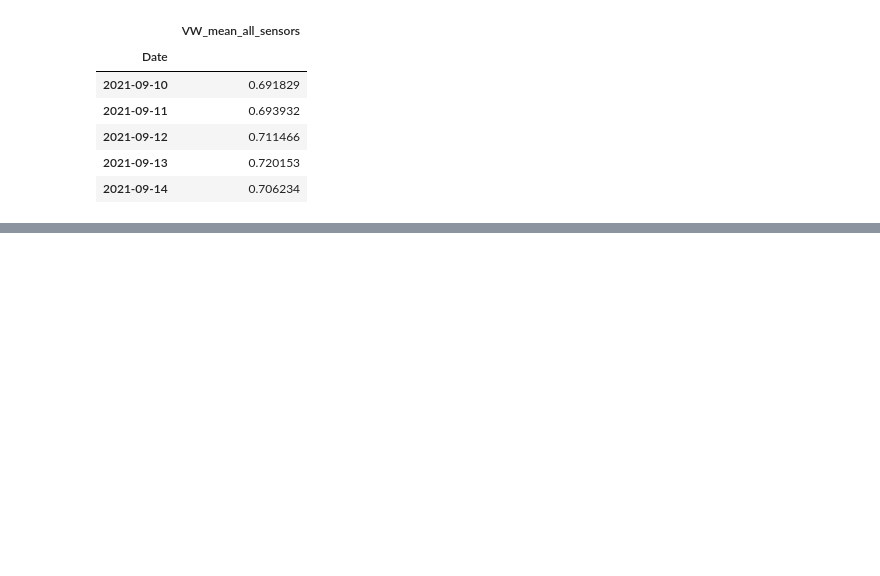
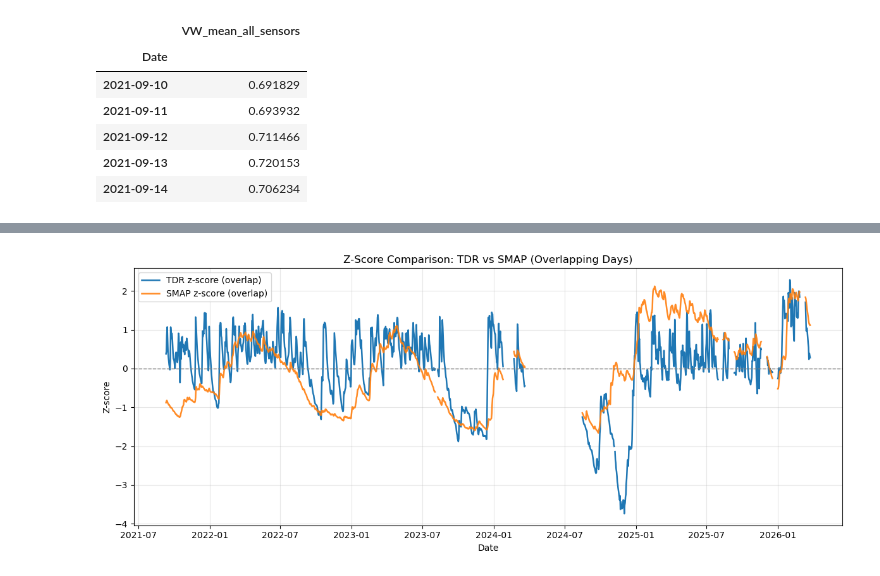
Before and after one commit to eemahon/bachelorThesis_paramos, a Jupyter notebook: results_sm.ipynb, the cells around one changed output, grey strips where cells are left out. Saved outputs shown, nothing was run; the diff lists cells and outputs as text; code cells hidden in the pictures; blank space fills up the shorter version.

```diff
--- a/results_sm.ipynb
+++ b/results_sm.ipynb
@@ -374,0 +445,97 @@ Figure saved to resultados/outlier_detection_TDR_SMAP.png
+# %%
+import pandas as pd
+import matplotlib.pyplot as plt
+
+# ---------- Plot 1: overlap-only z-score with breaks ----------
+if "overlap" not in globals():
+    overlap = pd.read_csv(r"resultados\comparison_smap_vs_tdr_overlap_only.csv", parse_dates=["Date"])
+else:
+    overlap = overlap.copy()
+
+overlap = overlap.sort_values("Date")
+
+tdr_overlap = overlap["tdr_soil_moisture"]
+smap_overlap = overlap["smap_soil_moisture"]
+
+tdr_z = (tdr_overlap - tdr_overlap.mean()) / tdr_overlap.std()
+smap_z = (smap_overlap - smap_overlap.mean()) / smap_overlap.std()
+
+z_df = pd.DataFrame({
+    "Date": overlap["Date"],
+    "tdr_z": tdr_z,
+    "smap_z": smap_z
+}).set_index("Date")
+z_timeline = pd.date_range(z_df.index.min(), z_df.index.max(), freq="D")
+z_plot = z_df.reindex(z_timeline)
+
+print(f"Missing days shown as breaks in overlap z-score plot: {z_plot['tdr_z'].isna().sum()}")
+
+plt.figure(figsize=(12, 5))
+plt.plot(z_timeline, z_plot["tdr_z"], label="TDR z-score (overlap)", linewidth=1.8)
+plt.plot(z_timeline, z_plot["smap_z"], label="SMAP z-score (overlap)", linewidth=1.8, alpha=0.9)
+plt.axhline(0, color="gray", linestyle="--", linewidth=1)
+plt.title("Z-Score Comparison: TDR vs SMAP (Overlapping Days)")
+plt.xlabel("Date")
+plt.ylabel("Z-score")
+plt.legend()
+plt.grid(alpha=0.3)
+plt.tight_layout()
+plt.show()
+
+# ---------- Plot 2: full SMAP z-score + TDR breaks retained ----------
+# Full SMAP daily series
+smap_full = pd.read_csv(r"TDR_data\SMAP_RZ_clean.csv", parse_dates=["datetime"])
+smap_full["Date"] = pd.to_datetime(smap_full["datetime"]).dt.normalize()
+smap_full_daily = smap_full.groupby("Date", as_index=False)["soil_moisture"].mean().sort_values("Date")
+smap_full_daily["smap_z_full"] = (
+    smap_full_daily["soil_moisture"] - smap_full_daily["soil_moisture"].mean()
+ ) / smap_full_daily["soil_moisture"].std()
+
+# TDR from clean series + explicit missing-date list to preserve breaks
+tdr_clean_full = pd.read_csv(
+    r"resultados\TDR_ladera_zhurucay_daily_mean_all_sensors_clean.csv",
+    parse_dates=["Date"]
+)
+tdr_clean_full["Date"] = pd.to_datetime(tdr_clean_full["Date"]).dt.normalize()
+tdr_clean_full = tdr_clean_full[["Date", "VW_mean_all_sensors"]].drop_duplicates(subset="Date").sort_values("Date")
+
+missing_days = pd.read_csv(
+    r"resultados\missing_dates_daily_mean_all_sensors.csv",
+    parse_dates=["date"]
+)
+missing_days["date"] = pd.to_datetime(missing_days["date"]).dt.normalize()
+missing_set = set(missing_days["date"])
+
+tdr_vals = tdr_clean_full["VW_mean_all_sensors"].where(
+    tdr_clean_full["VW_mean_all_sensors"].between(0, 1)
+ )
+tdr_clean_full["tdr_z_full"] = (tdr_vals - tdr_vals.mean()) / tdr_vals.std()
+
+# Use full SMAP date span and reindex TDR so TDR gaps stay visible
+timeline_full_smap = pd.date_range(
+    smap_full_daily["Date"].min(),
+    smap_full_daily["Date"].max(),
+    freq="D"
+ )
+smap_full_plot = smap_full_daily.set_index("Date").reindex(timeline_full_smap)["smap_z_full"]
+tdr_full_plot = tdr_clean_full.set_index("Date").reindex(timeline_full_smap)["tdr_z_full"]
+
+# Enforce known missing TDR dates as NaN breaks
+tdr_full_plot.loc[tdr_full_plot.index.isin(missing_set)] = pd.NA
+
+print(f"Missing/invalid TDR days shown as breaks in full-SMAP z-score plot: {tdr_full_plot.isna().sum()}")
+
+plt.figure(figsize=(12, 5))
+plt.plot(timeline_full_smap, tdr_full_plot, label="TDR z-score (breaks kept)", linewidth=1.8)
+plt.plot(timeline_full_smap, smap_full_plot, label="SMAP z-score (full dataset)", linewidth=1.8, alpha=0.9)
+plt.axhline(0, color="gray", linestyle="--", linewidth=1)
+plt.title("Z-Score: Full SMAP vs TDR (TDR Breaks Preserved)")
+plt.xlabel("Date")
+plt.ylabel("Z-score")
+plt.legend()
+plt.grid(alpha=0.3)
+plt.tight_layout()
+plt.show()
+
+z_plot.reset_index().rename(columns={"index": "Date"}).head()
+# %% [output]
@@ -374,0 +543 @@ Figure saved to resultados/outlier_detection_TDR_SMAP.png
+[figure, added]
```
Also changed, not shown: parts of 7 cells of this notebook, 6 other files.
